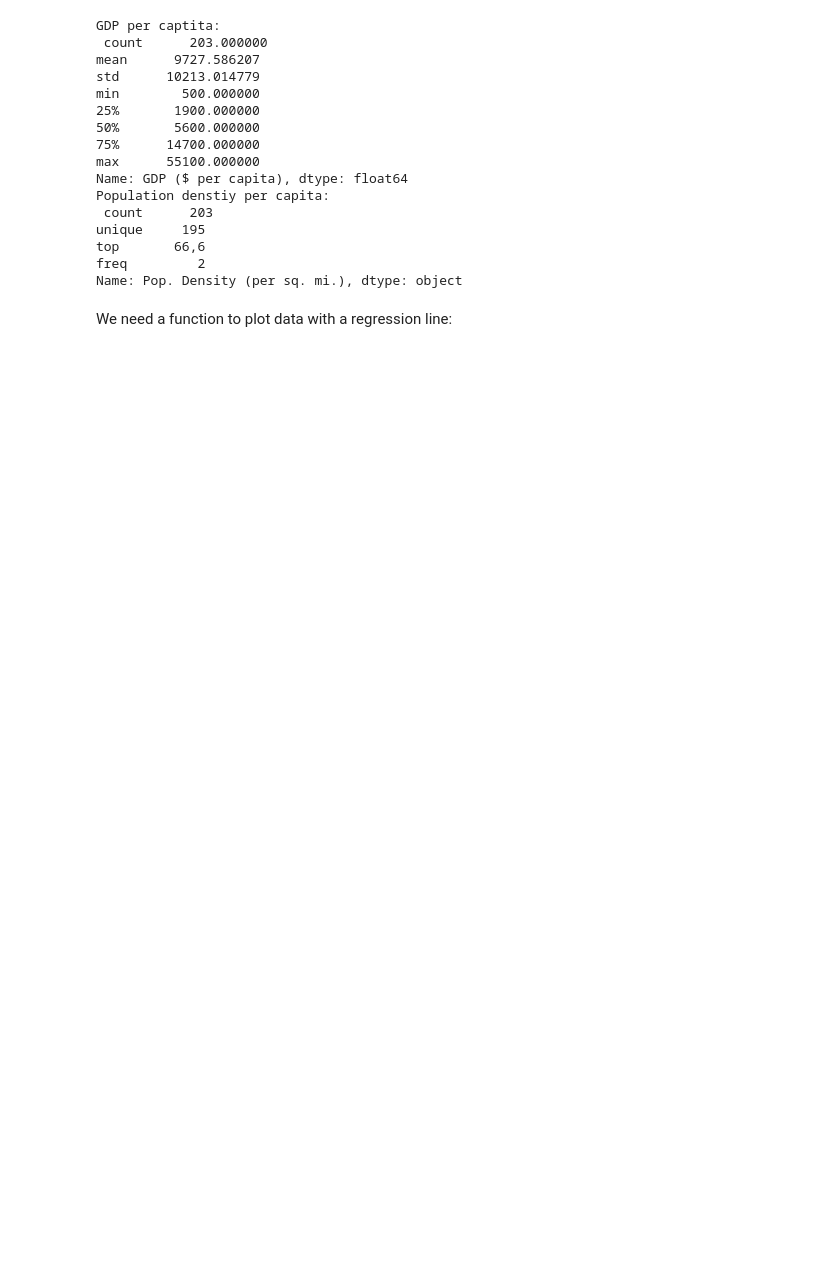
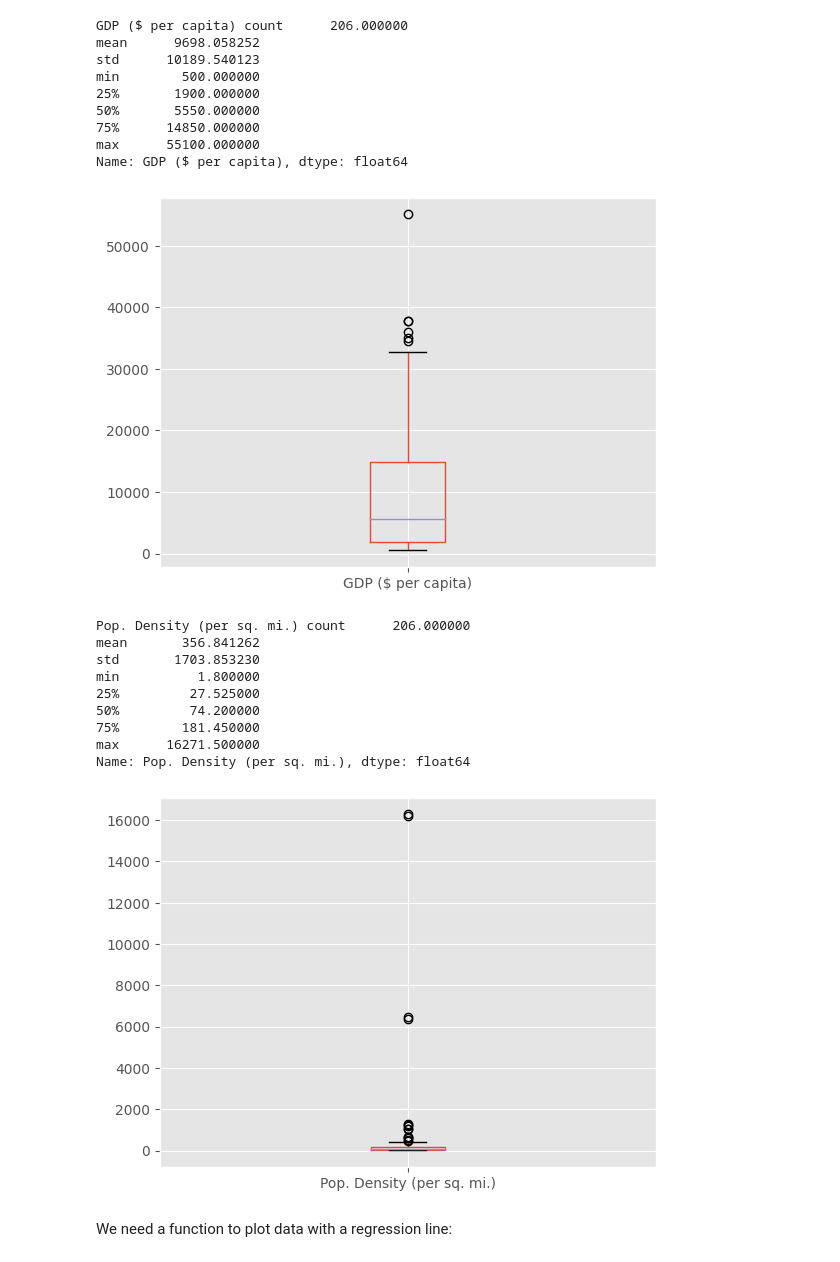
Before and after one commit to seanboe/stats_conetries, a Jupyter notebook: project.ipynb, the cells around one changed output. Cells and saved outputs as stored; diff of their text form; code cells hidden in the pictures; blank space fills up the shorter version.

```diff
--- a/project.ipynb
+++ b/project.ipynb
@@ -35,17 +35,20 @@ We clean our data by dropping useless columns and removing rows with null data.
 
 We also assign the row indexes to be the names of the countries the data represents and print out the first 5 rows as a preview of the new data.
 # %%
-# Columsn to be dropped
-dropped_cols = ['Arable (%)',
+dropped_cols = ['Phones (per 1000)',
+                'Arable (%)',
                 'Other (%)',
                 'Climate',
                 'Agriculture',
                 'Industry',
                 'Service']
-
 df.drop(dropped_cols, inplace=True, axis=1)
 df.dropna(inplace=True)
-df.set_index('Country', inplace=True)
+
+for column in df.columns:
+  if isinstance(df.loc[5, column], str) and df.loc[5, column].find(',') > 0:
+    df[column] = df[column].replace(',', '.', regex=True)
+    df[column] = pd.to_numeric(df[column])
 
 print(df.head())
 # %% [output]
@@ -70,27 +75,37 @@ Andorra                100,0             497,2         0      8,71      6,25
 Now let's start looking at the data, starting with population density, and since we haven't looked at the GDP data yet, here's that too:
-# %%
-# GDP data
-print('GDP per captita: \n', df['GDP ($ per capita)'].describe())
-
-# Population density
-print('Population density per capita: \n', df['Pop. Density (per sq. mi.)'].describe())
-# %% [output]
-GDP per captita:
- count      203.000000
-mean      9727.586207
-std      10213.014779
-min        500.000000
-25%       1900.000000
-50%       5600.000000
-75%      14700.000000
-max      55100.000000
-Name: GDP ($ per capita), dtype: float64
-Population denstiy per capita:
- count      203
-unique     195
-top       66,6
-freq         2
-Name: Pop. Density (per sq. mi.), dtype: object
+# %%
+# Prints out a summary of the data and plots a boxplot
+def summarize(series):
+  print(series, df[series].describe())
+  df.boxplot(column=[series])
+  plt.show()
+
+# GDP Data:
+summarize('GDP ($ per capita)')
+
+# Population Density:
+summarize('Pop. Density (per sq. mi.)')
+# %% [output]
+GDP ($ per capita) count      206.000000
+mean      9698.058252
+std      10189.540123
+min        500.000000
+25%       1900.000000
+50%       5550.000000
+75%      14850.000000
+max      55100.000000
+Name: GDP ($ per capita), dtype: float64
+[figure, added]
+Pop. Density (per sq. mi.) count      206.000000
+mean       356.841262
+std       1703.853230
+min          1.800000
+25%         27.525000
+50%         74.200000
+75%        181.450000
+max      16271.500000
+Name: Pop. Density (per sq. mi.), dtype: float64
+[figure, added]
 # %% [markdown]
 We need a function to plot data with a regression line:
 # %%
```
Also changed, not shown: parts of 9 cells of this notebook, 1 other file.
